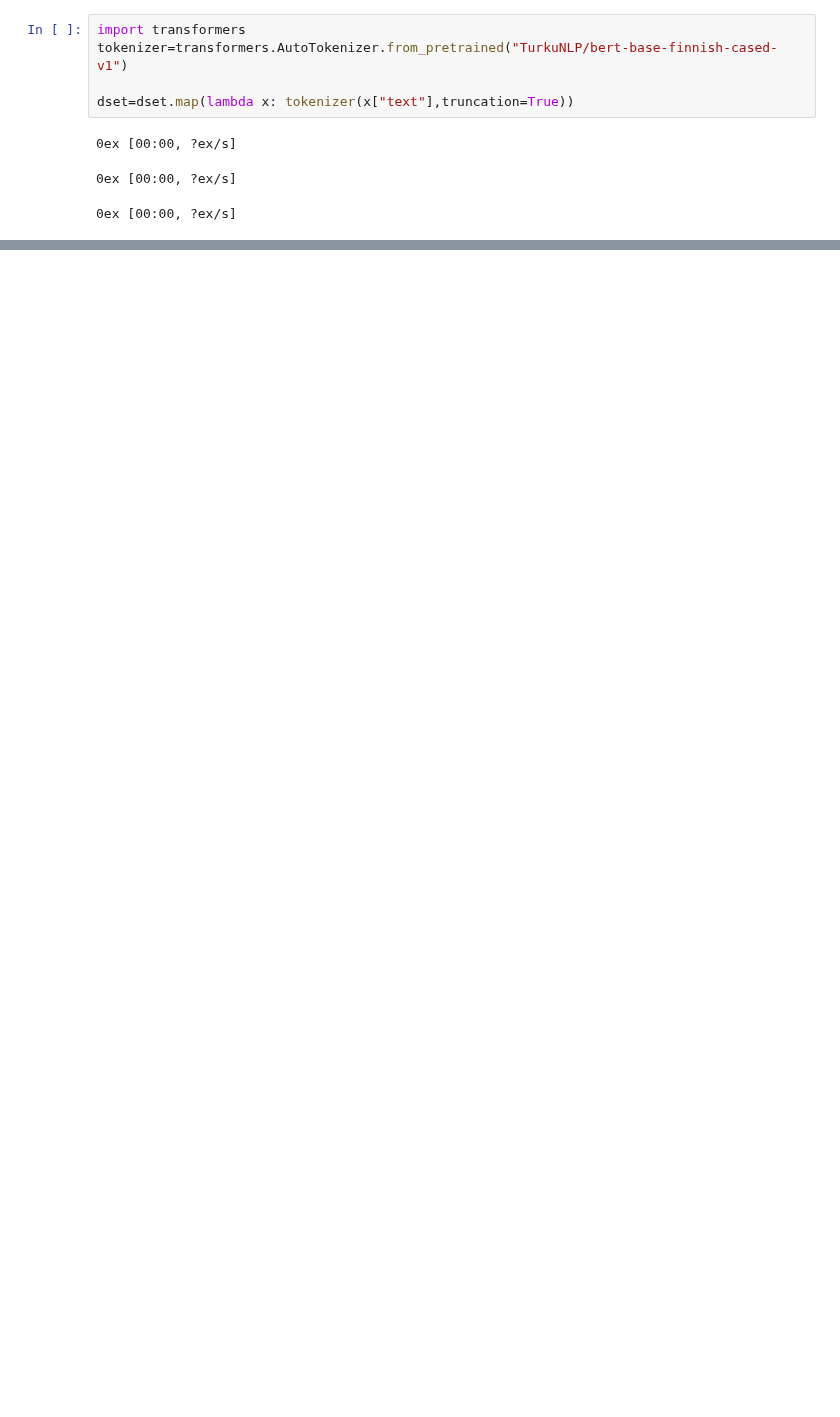
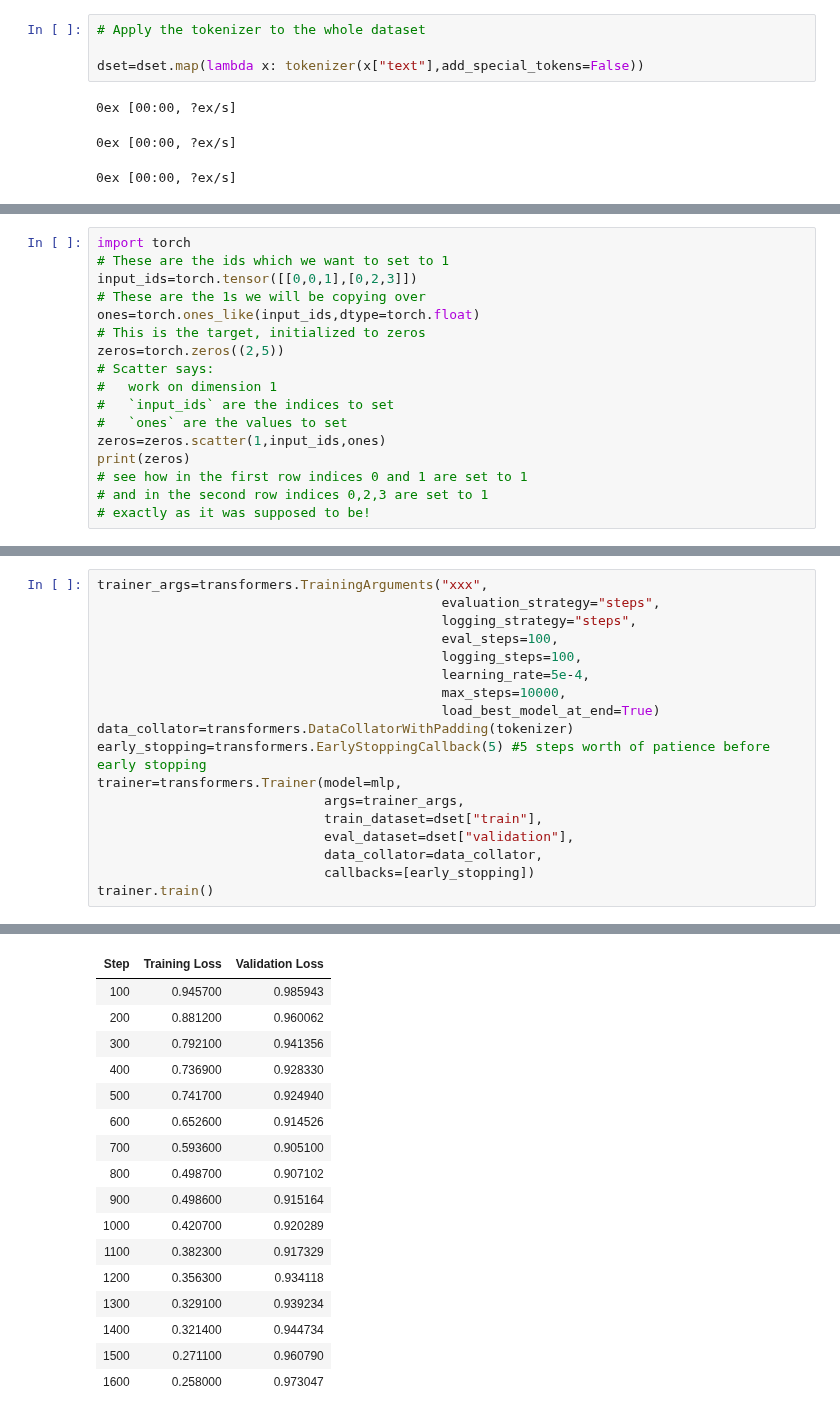
Before and after one commit to TurkuNLP/Deep_Learning_in_LangTech_course, a Jupyter notebook: hf_trainer_mlp.ipynb, the cells around one changed output, grey strips where cells are left out. Cells and saved outputs as stored; diff of their text form; blank space fills up the shorter version.

```diff
--- a/hf_trainer_mlp.ipynb
+++ b/hf_trainer_mlp.ipynb
@@ -82,8 +78,7 @@ Dataset json downloaded and prepared to /root/.cache/huggingface/datasets/json/d
 # %%
-import transformers
-tokenizer=transformers.AutoTokenizer.from_pretrained("TurkuNLP/bert-base-finnish-cased-v1")
+# Apply the tokenizer to the whole dataset
 
-dset=dset.map(lambda x: tokenizer(x["text"],truncation=True))
+dset=dset.map(lambda x: tokenizer(x["text"],add_special_tokens=False))
 # %% [output]
 0ex [00:00, ?ex/s]
 0ex [00:00, ?ex/s]
@@ -130,0 +96,17 @@ dset["train"][0]
+# %%
+import torch
+# These are the ids which we want to set to 1
+input_ids=torch.tensor([[0,0,1],[0,2,3]])
+# These are the 1s we will be copying over
+ones=torch.ones_like(input_ids,dtype=torch.float)
+# This is the target, initialized to zeros
+zeros=torch.zeros((2,5))
+# Scatter says:
+#   work on dimension 1
+#   `input_ids` are the indices to set
+#   `ones` are the values to set
+zeros=zeros.scatter(1,input_ids,ones)
+print(zeros)
+# see how in the first row indices 0 and 1 are set to 1
+# and in the second row indices 0,2,3 are set to 1
+# exactly as it was supposed to be!
@@ -190,0 +178,19 @@ TrainOutput(global_step=699, training_loss=1.3476547219381483, metrics={'train_r
+# %%
+trainer_args=transformers.TrainingArguments("xxx",
+                                            evaluation_strategy="steps",
+                                            logging_strategy="steps",
+                                            eval_steps=100,
+                                            logging_steps=100,
+                                            learning_rate=5e-4,
+                                            max_steps=10000,
+                                            load_best_model_at_end=True)
+data_collator=transformers.DataCollatorWithPadding(tokenizer)
+early_stopping=transformers.EarlyStoppingCallback(5) #5 steps worth of patience before early stopping
+trainer=transformers.Trainer(model=mlp,
+                             args=trainer_args,
+                             train_dataset=dset["train"],
+                             eval_dataset=dset["validation"],
+                             data_collator=data_collator,
+                             callbacks=[early_stopping])
+trainer.train()
+# %% [output]
@@ -190,0 +209,17 @@ TrainOutput(global_step=699, training_loss=1.3476547219381483, metrics={'train_r
+| Step | Training Loss | Validation Loss |
+| 100 | 0.945700 | 0.985943 |
+| 200 | 0.881200 | 0.960062 |
+| 300 | 0.792100 | 0.941356 |
+| 400 | 0.736900 | 0.928330 |
+| 500 | 0.741700 | 0.924940 |
+| 600 | 0.652600 | 0.914526 |
+| 700 | 0.593600 | 0.905100 |
+| 800 | 0.498700 | 0.907102 |
+| 900 | 0.498600 | 0.915164 |
+| 1000 | 0.420700 | 0.920289 |
+| 1100 | 0.382300 | 0.917329 |
+| 1200 | 0.356300 | 0.934118 |
+| 1300 | 0.329100 | 0.939234 |
+| 1400 | 0.321400 | 0.944734 |
+| 1500 | 0.271100 | 0.960790 |
+| 1600 | 0.258000 | 0.973047 |
```
Also changed, not shown: parts of 19 cells of this notebook.
